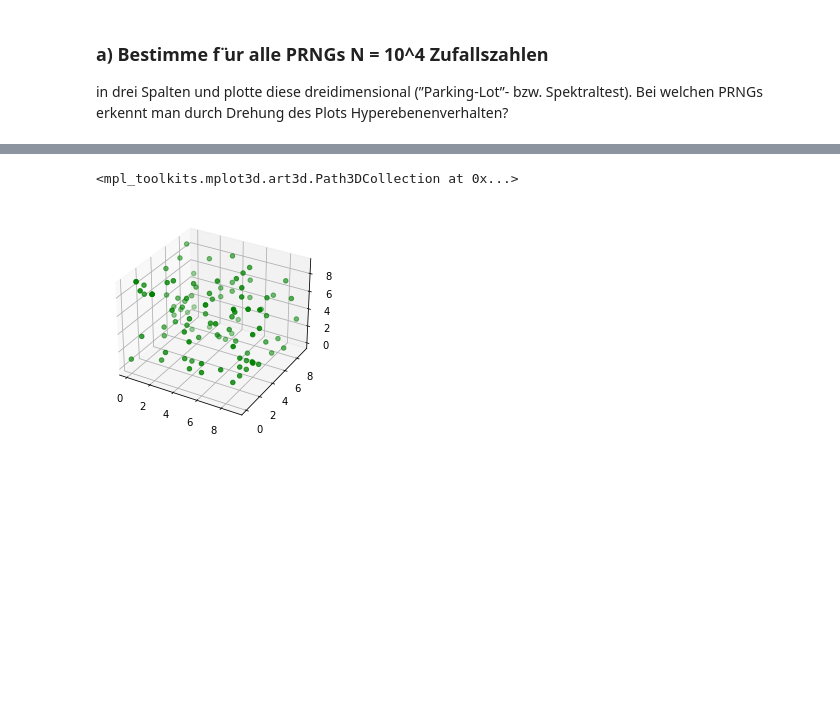
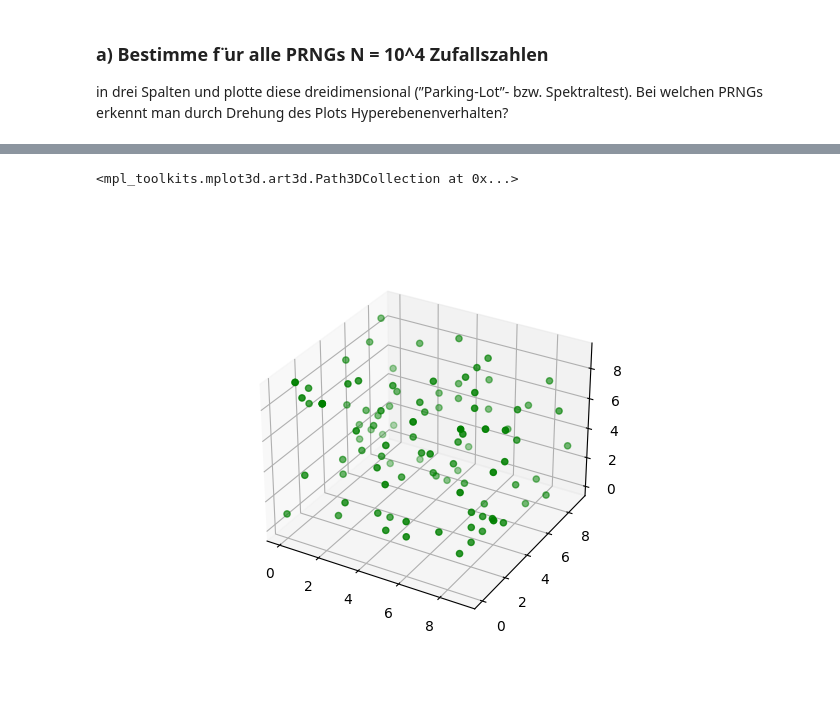
Before and after one commit to emhl/CoPhy2, a Jupyter notebook: Blatt6-Zufall-Anwendung/Blatt6-Aufg1.ipynb, the cells around one changed output, grey strips where cells are left out. Drawn from its saved outputs; the diff is of its cells as text; code cells hidden in the pictures; blank space fills up the shorter version.

```diff
--- a/Blatt6-Zufall-Anwendung/Blatt6-Aufg1.ipynb
+++ b/Blatt6-Zufall-Anwendung/Blatt6-Aufg1.ipynb
@@ -99,8 +102,9 @@ ax.scatter3D(x,y,z,c='r')
 # %%
+plt.figure()
 ax = plt.axes(projection="3d")
 x,y,z = split(rand_c(n))
 ax.scatter3D(x,y,z,c='g')
 # %% [output]
 <mpl_toolkits.mplot3d.art3d.Path3DCollection at 0x...>
-[figure, old version]
+[figure, new version]
 # %%
```
Also changed, not shown: parts of 4 cells of this notebook.
